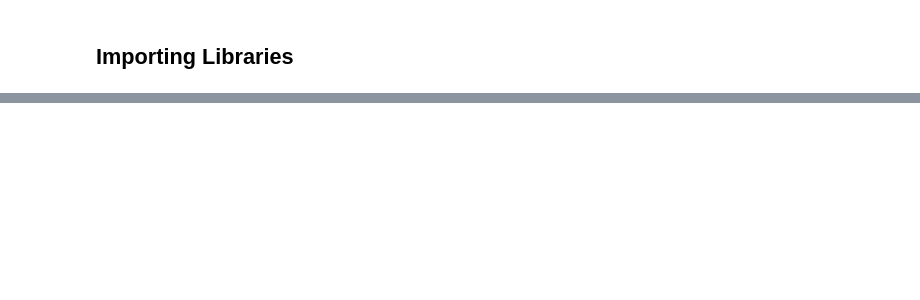
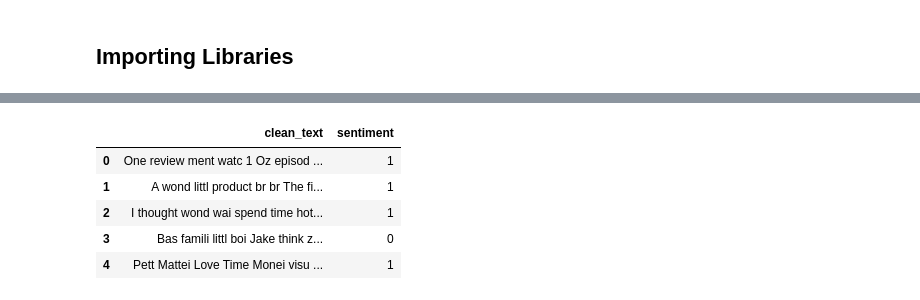
Before and after one commit to Success-Vera/Gaussian-Mixture-Models, a Jupyter notebook: master.ipynb, the cells around one changed output, grey strips where cells are left out. Cells and saved outputs as stored; diff of their text form; code cells hidden in the pictures; blank space fills up the shorter version.

```diff
--- a/master.ipynb
+++ b/master.ipynb
@@ -75,5 +84,13 @@ data.drop('review',inplace=True,axis=1)
 # %%
 data['sentiment'].replace({'negative':0,"positive":1},inplace=True)
 # %%
-data=data[['clean_text','sentiment']]
+data_set=data[['clean_text','sentiment']].copy()
+data_set.head()
+# %% [output]
+|  | clean_text | sentiment |
+| 0 | One review ment watc 1 Oz episod ... | 1 |
+| 1 | A wond littl product br br The fi... | 1 |
+| 2 | I thought wond wai spend time hot... | 1 |
+| 3 | Bas famili littl boi Jake think z... | 0 |
+| 4 | Pett Mattei Love Time Monei visu ... | 1 |
 # %%
```
Also changed, not shown: parts of 24 cells of this notebook.
